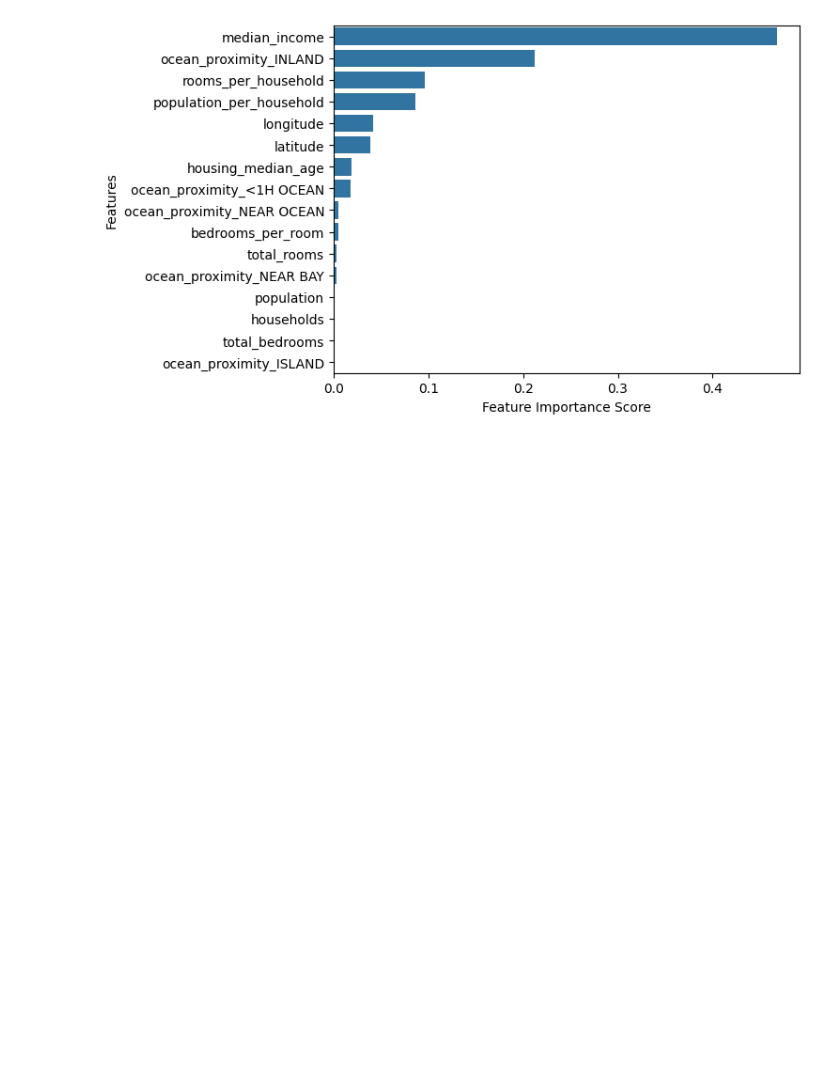
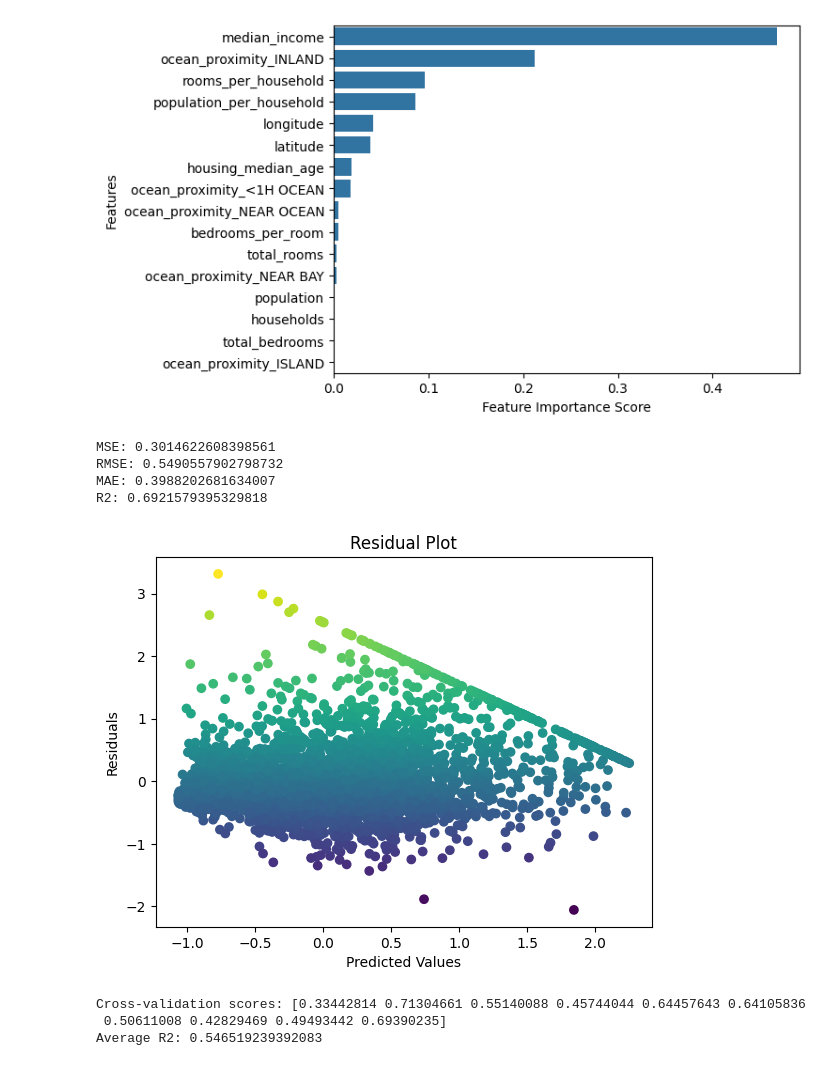
Before and after one commit to ariahosseini/TradML, a Jupyter notebook: ML_Calif_Housing.ipynb, the cells around one changed output. Cells and saved outputs as stored; diff of their text form; code cells hidden in the pictures; blank space fills up the shorter version.

```diff
--- a/ML_Calif_Housing.ipynb
+++ b/ML_Calif_Housing.ipynb
@@ -450,3 +450,37 @@ plt.ylabel("Features")
 plt.show()
 # %% [output]
 [figure]
+# %%
+y_pred = grid_search.predict(X_valid)
+# %%
+mse = mean_squared_error(y_valid, y_pred)
+rmse = mean_squared_error(y_valid, y_pred, squared=False)
+mae = mean_absolute_error(y_valid, y_pred)
+r2 = r2_score(y_valid, y_pred)
+
+print("MSE:", mse)
+print("RMSE:", rmse)
+print("MAE:", mae)
+print("R2:", r2)
+# %% [output]
+MSE: 0.3014622608398561
+RMSE: 0.5490557902798732
+MAE: 0.3988202681634007
+R2: 0.6921579395329818
+# %%
+residuals = y_valid.to_numpy().flatten() - y_pred
+plt.scatter(y_pred, residuals, c=residuals)
+plt.xlabel("Predicted Values")
+plt.ylabel("Residuals")
+plt.title("Residual Plot")
+plt.show()
+# %% [output]
+[figure, added]
+# %%
+scores = cross_val_score(grid_search.best_estimator_, X, y, cv=10, scoring='r2')
+print("Cross-validation scores:", scores)
+print("Average R2:", scores.mean())
+# %% [output]
+Cross-validation scores: [0.33442814 0.71304661 0.55140088 0.45744044 0.64457643 0.64105836
+ 0.50611008 0.42829469 0.49493442 0.69390235]
+Average R2: 0.546519239392083
```
Also changed, not shown: parts of 5 cells of this notebook.
